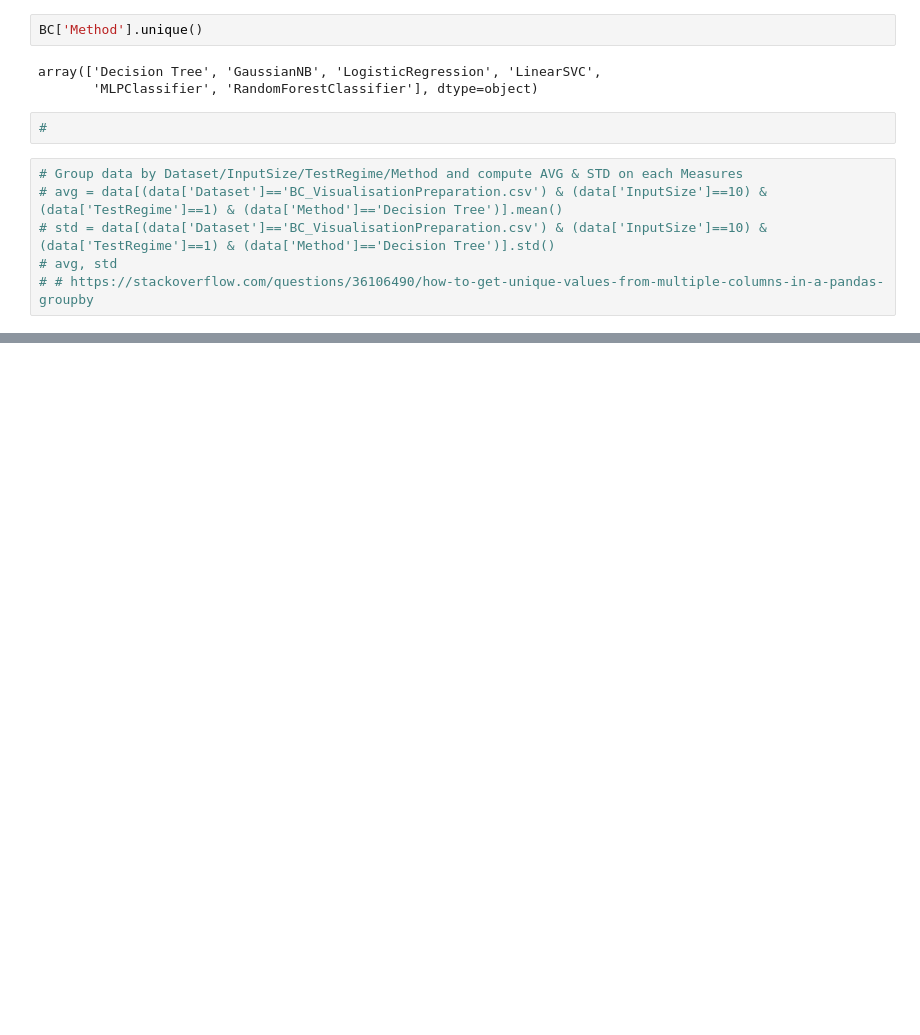
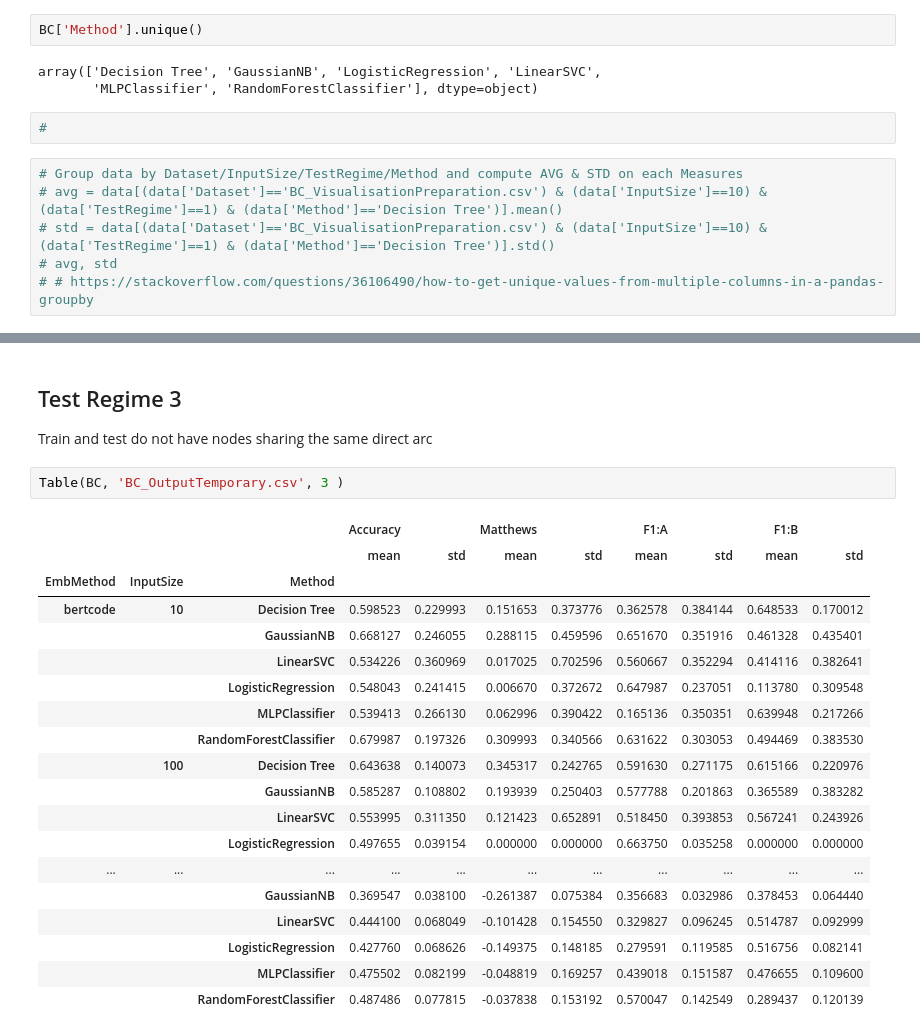
Before and after one commit to enridaga/data-journeys, a Jupyter notebook: AnalyseResultsBinary.ipynb, the cells around one changed output, grey strips where cells are left out. Cells and saved outputs as stored; diff of their text form; blank space fills up the shorter version.

```diff
--- a/AnalyseResultsBinary.ipynb
+++ b/AnalyseResultsBinary.ipynb
@@ -91,0 +130,26 @@ data[(data['Dataset']=='BC_VisualisationPreparation.csv') & (data['InputSize']==
+# %% [markdown]
+## Test Regime 3
+
+Train and test do not have nodes sharing the same direct arc
+# %%
+Table(BC, 'BC_OutputTemporary.csv', 3 )
+# %% [output]
+|  |  |  | Accuracy |  | Matthews |  | F1:A |  | F1:B |  |
+|  |  |  | mean | std | mean | std | mean | std | mean | std |
+| EmbMethod | InputSize | Method |  |  |  |  |  |  |  |  |
+| bertcode | 10 | Decision Tree | 0.598523 | 0.229993 | 0.151653 | 0.373776 | 0.362578 | 0.384144 | 0.648533 | 0.170012 |
+|  |  | GaussianNB | 0.668127 | 0.246055 | 0.288115 | 0.459596 | 0.651670 | 0.351916 | 0.461328 | 0.435401 |
+|  |  | LinearSVC | 0.534226 | 0.360969 | 0.017025 | 0.702596 | 0.560667 | 0.352294 | 0.414116 | 0.382641 |
+|  |  | LogisticRegression | 0.548043 | 0.241415 | 0.006670 | 0.372672 | 0.647987 | 0.237051 | 0.113780 | 0.309548 |
+|  |  | MLPClassifier | 0.539413 | 0.266130 | 0.062996 | 0.390422 | 0.165136 | 0.350351 | 0.639948 | 0.217266 |
+|  |  | RandomForestClassifier | 0.679987 | 0.197326 | 0.309993 | 0.340566 | 0.631622 | 0.303053 | 0.494469 | 0.383530 |
+|  | 100 | Decision Tree | 0.643638 | 0.140073 | 0.345317 | 0.242765 | 0.591630 | 0.271175 | 0.615166 | 0.220976 |
+|  |  | GaussianNB | 0.585287 | 0.108802 | 0.193939 | 0.250403 | 0.577788 | 0.201863 | 0.365589 | 0.383282 |
+|  |  | LinearSVC | 0.553995 | 0.311350 | 0.121423 | 0.652891 | 0.518450 | 0.393853 | 0.567241 | 0.243926 |
+|  |  | LogisticRegression | 0.497655 | 0.039154 | 0.000000 | 0.000000 | 0.663750 | 0.035258 | 0.000000 | 0.000000 |
+| ... | ... | ... | ... | ... | ... | ... | ... | ... | ... | ... |
+|  |  | GaussianNB | 0.369547 | 0.038100 | -0.261387 | 0.075384 | 0.356683 | 0.032986 | 0.378453 | 0.064440 |
+|  |  | LinearSVC | 0.444100 | 0.068049 | -0.101428 | 0.154550 | 0.329827 | 0.096245 | 0.514787 | 0.092999 |
+|  |  | LogisticRegression | 0.427760 | 0.068626 | -0.149375 | 0.148185 | 0.279591 | 0.119585 | 0.516756 | 0.082141 |
+|  |  | MLPClassifier | 0.475502 | 0.082199 | -0.048819 | 0.169257 | 0.439018 | 0.151587 | 0.476655 | 0.109600 |
+|  |  | RandomForestClassifier | 0.487486 | 0.077815 | -0.037838 | 0.153192 | 0.570047 | 0.142549 | 0.289437 | 0.120139 |
```
Also changed, not shown: parts of 10 cells of this notebook, 2 other files.
